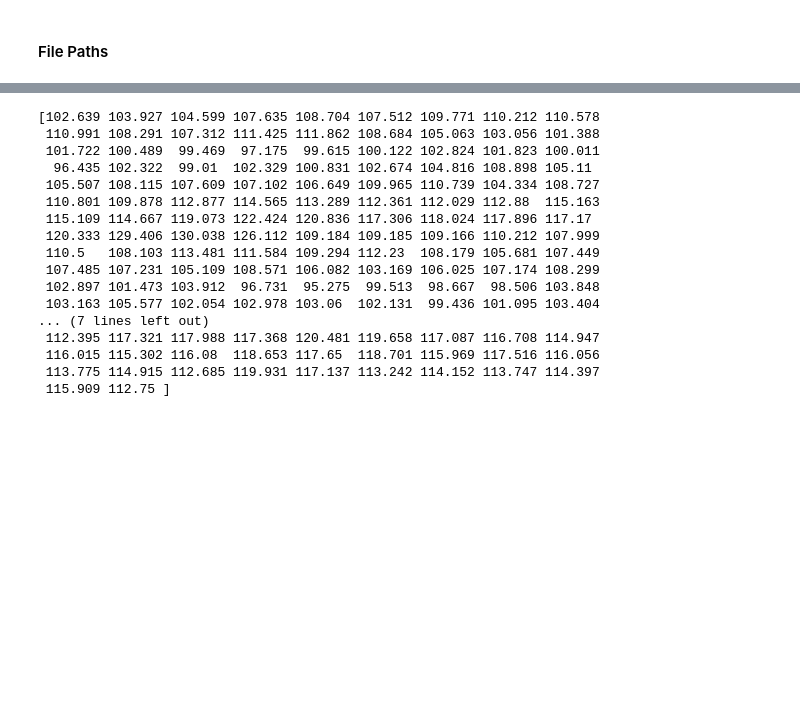
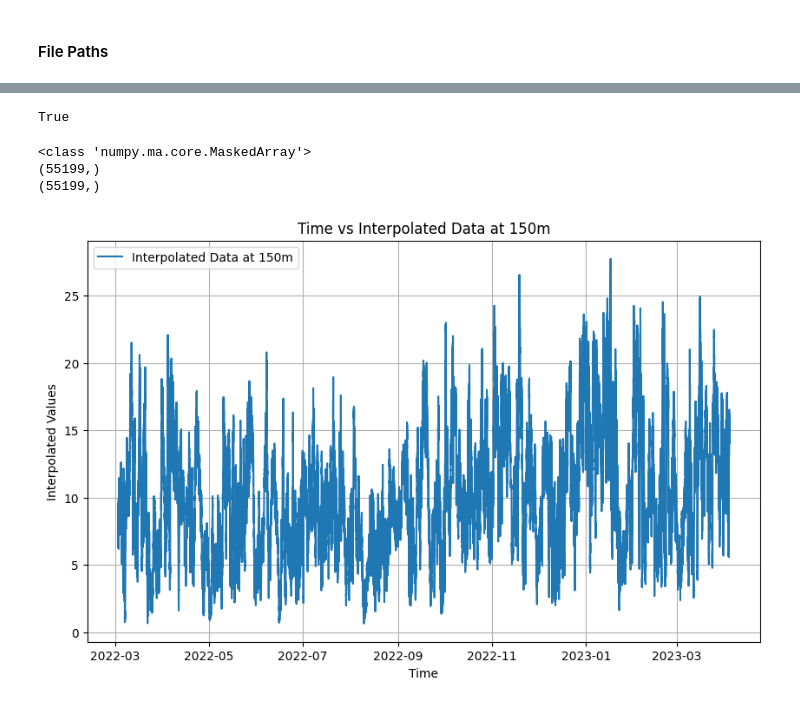
Before and after one commit to boujuan/StudentProject-Yield-Predictions-Offshore, a Jupyter notebook: Short_term_wind_climate_Julia.ipynb, the cells around one changed output, grey strips where cells are left out. Drawn from its saved outputs; the diff is of its cells as text; code cells hidden in the pictures; blank space fills up the shorter version.

```diff
--- a/Short_term_wind_climate_Julia.ipynb
+++ b/Short_term_wind_climate_Julia.ipynb
@@ -173,21 +170,52 @@ The absolute filtered wind direction values for wd_buoy_6_nanfilter6: 2139
-# %%
-#Example of usage
-print(wd_buoy_2_nanfilters[0][:200])
-# %% [output]
-[102.639 103.927 104.599 107.635 108.704 107.512 109.771 110.212 110.578
- 110.991 108.291 107.312 111.425 111.862 108.684 105.063 103.056 101.388
- 101.722 100.489  99.469  97.175  99.615 100.122 102.824 101.823 100.011
-  96.435 102.322  99.01  102.329 100.831 102.674 104.816 108.898 105.11
- 105.507 108.115 107.609 107.102 106.649 109.965 110.739 104.334 108.727
- 110.801 109.878 112.877 114.565 113.289 112.361 112.029 112.88  115.163
- 115.109 114.667 119.073 122.424 120.836 117.306 118.024 117.896 117.17
- 120.333 129.406 130.038 126.112 109.184 109.185 109.166 110.212 107.999
- 110.5   108.103 113.481 111.584 109.294 112.23  108.179 105.681 107.449
- 107.485 107.231 105.109 108.571 106.082 103.169 106.025 107.174 108.299
- 102.897 101.473 103.912  96.731  95.275  99.513  98.667  98.506 103.848
- 103.163 105.577 102.054 102.978 103.06  102.131  99.436 101.095 103.404
-... (7 lines left out)
- 112.395 117.321 117.988 117.368 120.481 119.658 117.087 116.708 114.947
- 116.015 115.302 116.08  118.653 117.65  118.701 115.969 117.516 116.056
- 113.775 114.915 112.685 119.931 117.137 113.242 114.152 113.747 114.397
- 115.909 112.75 ]
+# %%
+#height of interrest at height 140 m and 200 m -> indice 3 and 4!
+a = ws6_nanfilters[3].shape[0]
+b = ws6_nanfilters[4].shape[0]
+
+print(a>b)
+# %% [output]
+True
+# %%
+array_140m = ws6_nanfilters[3]
+array_200m = ws6_nanfilters[4]
+
+# Align the arrays by truncating the longer array to match the length of the shorter one
+min_length = min(array_140m.shape[0], array_200m.shape[0])
+array_140m = array_140m[:min_length]
+array_200m = array_200m[:min_length]
+
+# Define the heights
+height_140m = 140
+height_200m = 200
+height_150m = 150
+
+# Linear interpolation factor
+factor = (height_150m - height_140m) / (height_200m - height_140m)
+
+# Interpolating the values manually
+interpolated_data = array_140m.data + factor * (array_200m.data - array_140m.data)
+
+# Combine masks and apply to interpolated data
+interpolated_mask = np.logical_or(array_140m.mask, array_200m.mask)
+interpolated_values = np.ma.masked_array(interpolated_data, mask=interpolated_mask)
+
+# Print or return the interpolated values
+print(type(interpolated_values))
+print(interpolated_data.shape)
+print(time6_filtered[4].shape)
+# %% [output]
+<class 'numpy.ma.core.MaskedArray'>
+(55199,)
+(55199,)
+# %%
+# Plotting time6_filtered_4 against interpolated_data
+plt.figure(figsize=(10, 6))
+plt.plot(time6_filtered[4], interpolated_data, label='Interpolated Data at 150m')
+plt.xlabel('Time')
+plt.ylabel('Interpolated Values')
+plt.title('Time vs Interpolated Data at 150m')
+plt.legend()
+plt.grid(True)
+plt.show()
+# %% [output]
+[figure, added]
```
Also changed, not shown: parts of 6 cells of this notebook, 2 other files.
